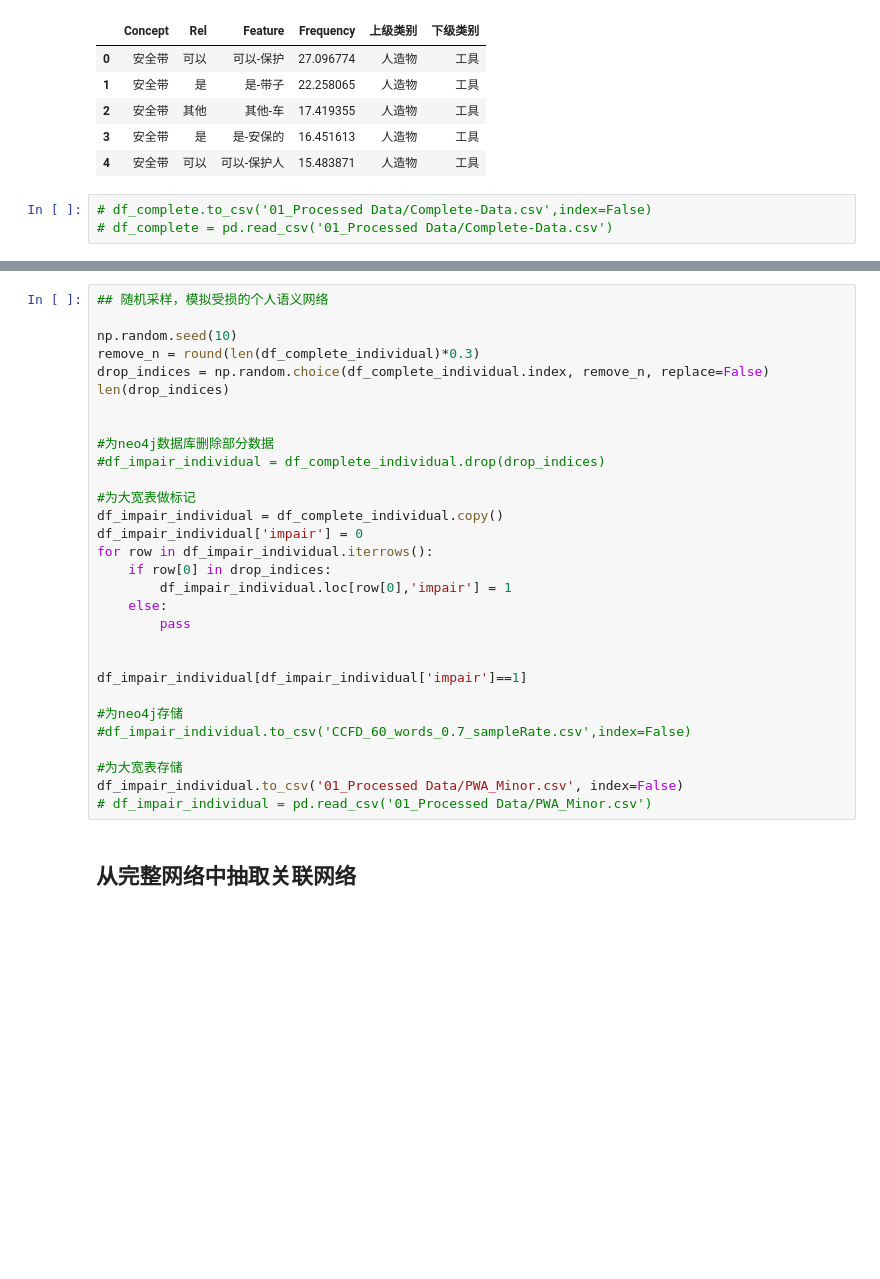
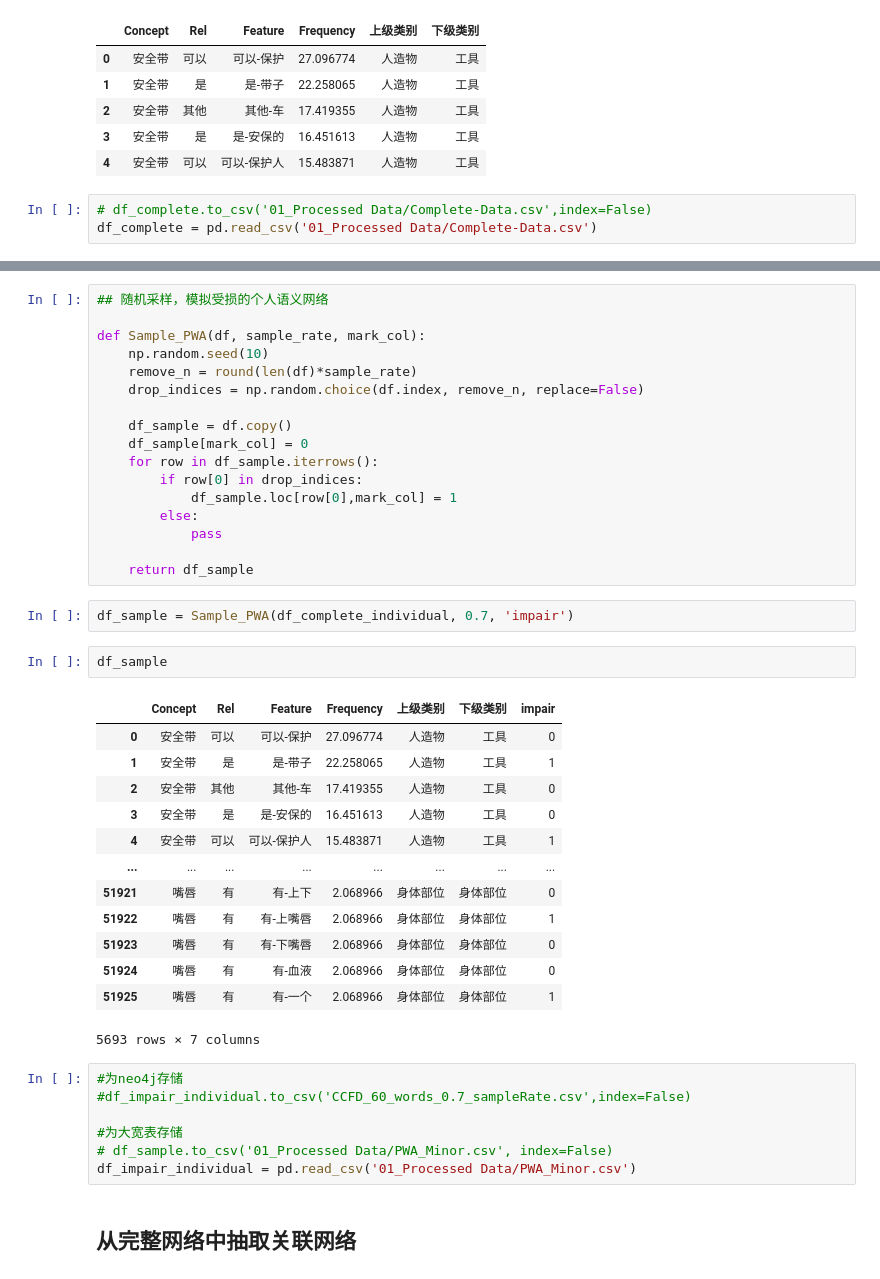
Before and after one commit to JoseZhangSH/SemanticNetwork_DataAnalysis, a Jupyter notebook: data/Data Processing.ipynb, the cells around one changed output, grey strips where cells are left out. Saved outputs shown, nothing was run; the diff lists cells and outputs as text; blank space fills up the shorter version.

```diff
--- a/data/Data Processing.ipynb
+++ b/data/Data Processing.ipynb
@@ -32,4 +32,4 @@ df_complete.head()
 | 4 | 安全带 | 可以 | 可以-保护人 | 15.483871 | 人造物 | 工具 |
 # %%
 # df_complete.to_csv('01_Processed Data/Complete-Data.csv',index=False)
-# df_complete = pd.read_csv('01_Processed Data/Complete-Data.csv')
+df_complete = pd.read_csv('01_Processed Data/Complete-Data.csv')
@@ -84,33 +151,45 @@ df_complete_individual = df_complete[df_complete['Concept'].isin(cues)]
+# %%
+## 随机采样，模拟受损的个人语义网络
+
+def Sample_PWA(df, sample_rate, mark_col):
+    np.random.seed(10)
+    remove_n = round(len(df)*sample_rate)
+    drop_indices = np.random.choice(df.index, remove_n, replace=False)
+
+    df_sample = df.copy()
+    df_sample[mark_col] = 0
+    for row in df_sample.iterrows():
+        if row[0] in drop_indices:
+            df_sample.loc[row[0],mark_col] = 1
+        else:
+            pass
+
+    return df_sample
+# %%
+df_sample = Sample_PWA(df_complete_individual, 0.7, 'impair')
+# %%
+df_sample
+# %% [output]
+|  | Concept | Rel | Feature | Frequency | 上级类别 | 下级类别 | impair |
+| 0 | 安全带 | 可以 | 可以-保护 | 27.096774 | 人造物 | 工具 | 0 |
+| 1 | 安全带 | 是 | 是-带子 | 22.258065 | 人造物 | 工具 | 1 |
+| 2 | 安全带 | 其他 | 其他-车 | 17.419355 | 人造物 | 工具 | 0 |
+| 3 | 安全带 | 是 | 是-安保的 | 16.451613 | 人造物 | 工具 | 0 |
+| 4 | 安全带 | 可以 | 可以-保护人 | 15.483871 | 人造物 | 工具 | 1 |
+| ... | ... | ... | ... | ... | ... | ... | ... |
+| 51921 | 嘴唇 | 有 | 有-上下 | 2.068966 | 身体部位 | 身体部位 | 0 |
+| 51922 | 嘴唇 | 有 | 有-上嘴唇 | 2.068966 | 身体部位 | 身体部位 | 1 |
+| 51923 | 嘴唇 | 有 | 有-下嘴唇 | 2.068966 | 身体部位 | 身体部位 | 0 |
+| 51924 | 嘴唇 | 有 | 有-血液 | 2.068966 | 身体部位 | 身体部位 | 0 |
+| 51925 | 嘴唇 | 有 | 有-一个 | 2.068966 | 身体部位 | 身体部位 | 1 |
+5693 rows × 7 columns
 # %%
-## 随机采样，模拟受损的个人语义网络
-
-np.random.seed(10)
-remove_n = round(len(df_complete_individual)*0.3)
-drop_indices = np.random.choice(df_complete_individual.index, remove_n, replace=False)
-len(drop_indices)
-
-
-#为neo4j数据库删除部分数据
-#df_impair_individual = df_complete_individual.drop(drop_indices)
-
-#为大宽表做标记
-df_impair_individual = df_complete_individual.copy()
-df_impair_individual['impair'] = 0
-for row in df_impair_individual.iterrows():
-    if row[0] in drop_indices:
-        df_impair_individual.loc[row[0],'impair'] = 1
-    else:
-        pass
-
-
-df_impair_individual[df_impair_individual['impair']==1]
-
 #为neo4j存储
 #df_impair_individual.to_csv('CCFD_60_words_0.7_sampleRate.csv',index=False)
 
 #为大宽表存储
-df_impair_individual.to_csv('01_Processed Data/PWA_Minor.csv', index=False)
-# df_impair_individual = pd.read_csv('01_Processed Data/PWA_Minor.csv')
+# df_sample.to_csv('01_Processed Data/PWA_Minor.csv', index=False)
+df_impair_individual = pd.read_csv('01_Processed Data/PWA_Minor.csv')
 # %% [markdown]
 ## 从完整网络中抽取关联网络
 # %%
```
Also changed, not shown: parts of 22 cells of this notebook, 3 other files.
